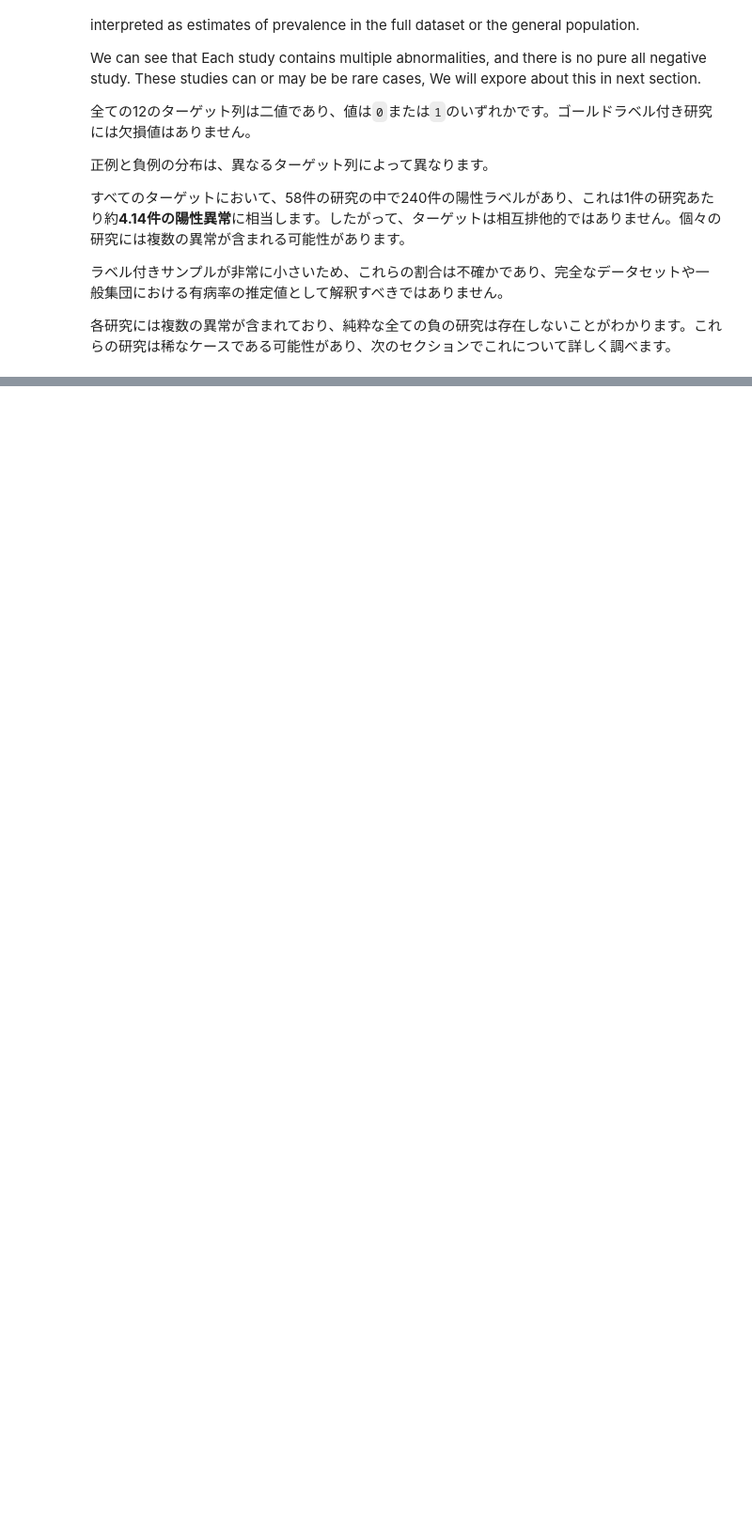
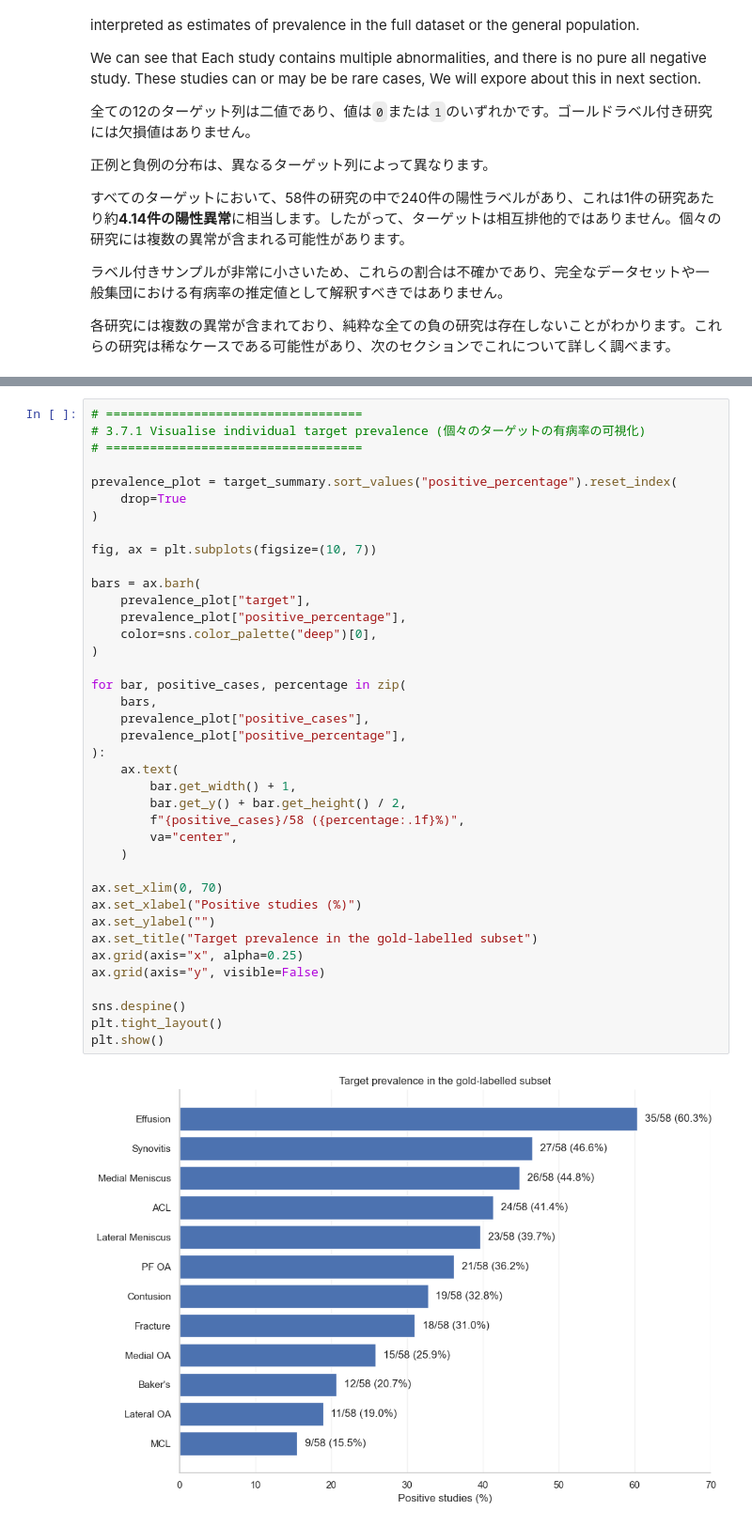
Before and after one commit to PandaDev0069/Kaggle, a Jupyter notebook: RSNA_Knee_EDA.ipynb, the cells around one changed output, grey strips where cells are left out. Shown at 94% size. Cells and saved outputs as stored; diff of their text form; blank space fills up the shorter version.

```diff
--- a/RSNA_Knee_EDA.ipynb
+++ b/RSNA_Knee_EDA.ipynb
@@ -589,0 +596,41 @@ In this section, we will explore the distribution of the number of abnormalities
+# %%
+# ===================================
+# 3.7.1 Visualise individual target prevalence (個々のターゲットの有病率の可視化)
+# ===================================
+
+prevalence_plot = target_summary.sort_values("positive_percentage").reset_index(
+    drop=True
+)
+
+fig, ax = plt.subplots(figsize=(10, 7))
+
+bars = ax.barh(
+    prevalence_plot["target"],
+    prevalence_plot["positive_percentage"],
+    color=sns.color_palette("deep")[0],
+)
+
+for bar, positive_cases, percentage in zip(
+    bars,
+    prevalence_plot["positive_cases"],
+    prevalence_plot["positive_percentage"],
+):
+    ax.text(
+        bar.get_width() + 1,
+        bar.get_y() + bar.get_height() / 2,
+        f"{positive_cases}/58 ({percentage:.1f}%)",
+        va="center",
+    )
+
+ax.set_xlim(0, 70)
+ax.set_xlabel("Positive studies (%)")
+ax.set_ylabel("")
+ax.set_title("Target prevalence in the gold-labelled subset")
+ax.grid(axis="x", alpha=0.25)
+ax.grid(axis="y", visible=False)
+
+sns.despine()
+plt.tight_layout()
+plt.show()
+# %% [output]
+[figure, added]
```
Also changed, not shown: parts of 13 cells of this notebook.
